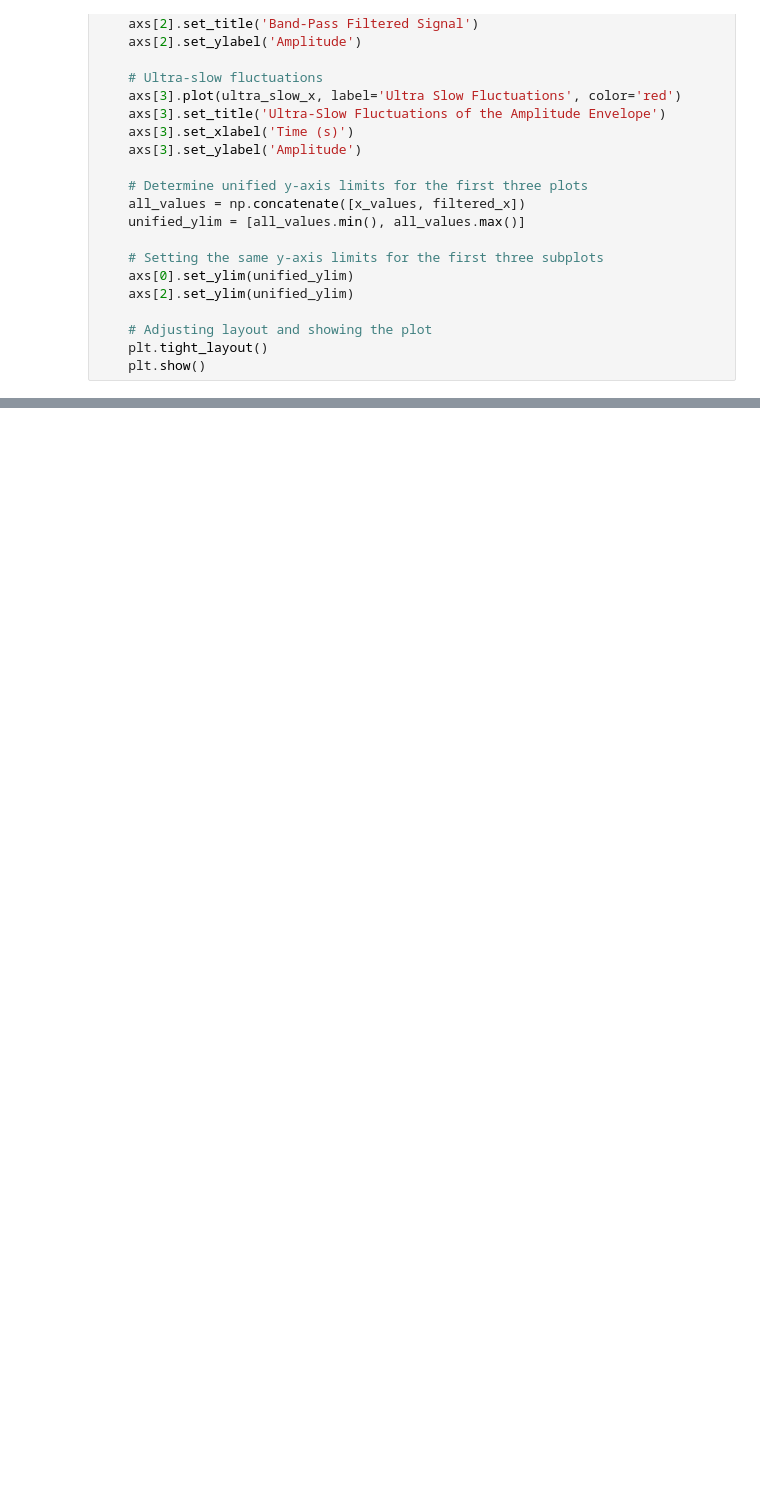
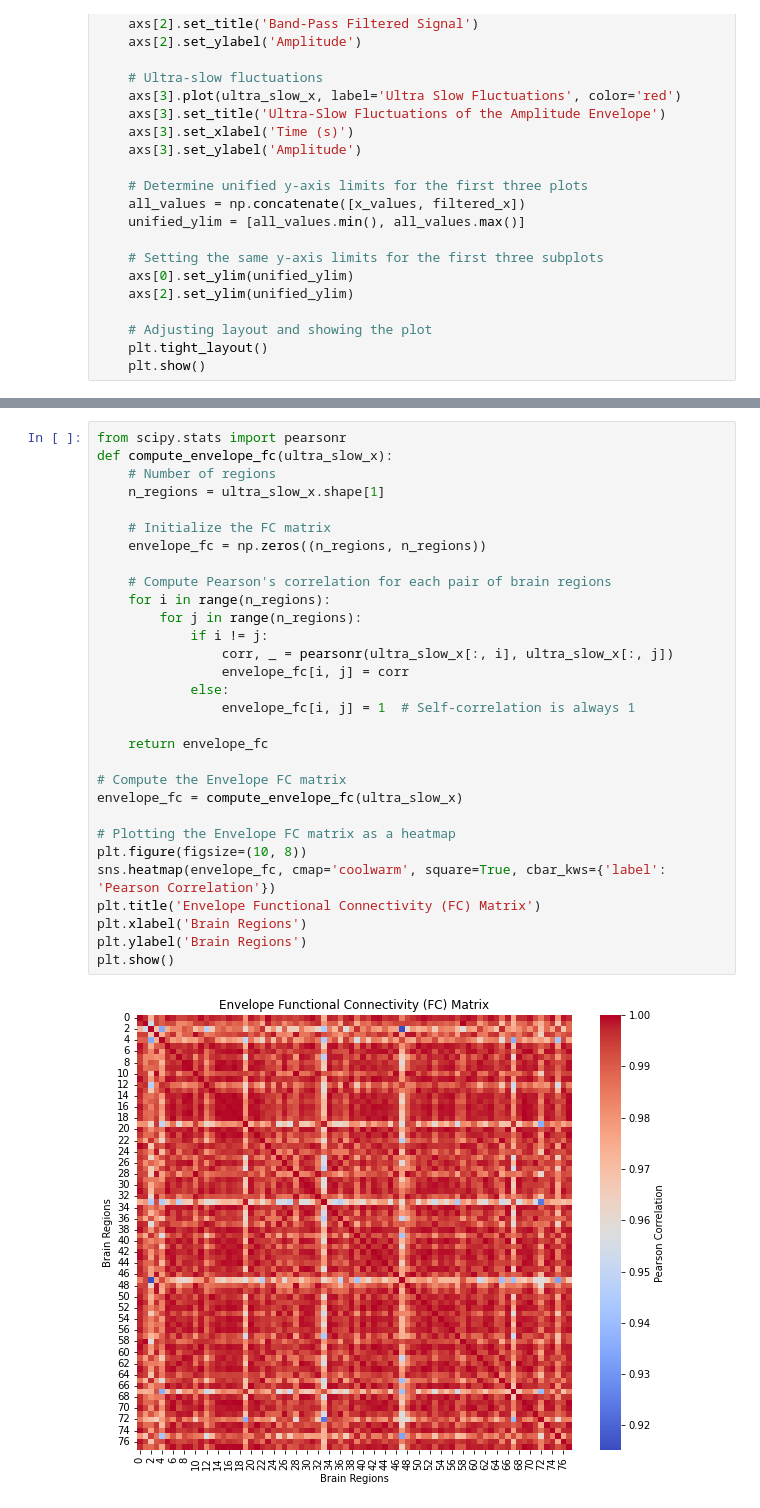
Before and after one commit to shayan823/Deco-Group-1A, a Jupyter notebook: PythonNotebooks/signal_processing.ipynb, the cells around one changed output, grey strips where cells are left out. Drawn from its saved outputs; the diff is of its cells as text; blank space fills up the shorter version.

```diff
--- a/PythonNotebooks/signal_processing.ipynb
+++ b/PythonNotebooks/signal_processing.ipynb
@@ -144,0 +146,32 @@ plot_signal_processing_stages(x, band_pass_fil, amplitude_env, ultra_slow)
+# %%
+from scipy.stats import pearsonr
+def compute_envelope_fc(ultra_slow_x):
+    # Number of regions
+    n_regions = ultra_slow_x.shape[1]
+
+    # Initialize the FC matrix
+    envelope_fc = np.zeros((n_regions, n_regions))
+
+    # Compute Pearson's correlation for each pair of brain regions
+    for i in range(n_regions):
+        for j in range(n_regions):
+            if i != j:
+                corr, _ = pearsonr(ultra_slow_x[:, i], ultra_slow_x[:, j])
+                envelope_fc[i, j] = corr
+            else:
+                envelope_fc[i, j] = 1  # Self-correlation is always 1
+
+    return envelope_fc
+
+# Compute the Envelope FC matrix
+envelope_fc = compute_envelope_fc(ultra_slow_x)
+
+# Plotting the Envelope FC matrix as a heatmap
+plt.figure(figsize=(10, 8))
+sns.heatmap(envelope_fc, cmap='coolwarm', square=True, cbar_kws={'label': 'Pearson Correlation'})
+plt.title('Envelope Functional Connectivity (FC) Matrix')
+plt.xlabel('Brain Regions')
+plt.ylabel('Brain Regions')
+plt.show()
+# %% [output]
+[figure, added]
```
Also changed, not shown: parts of 11 cells of this notebook, 1 other file.
